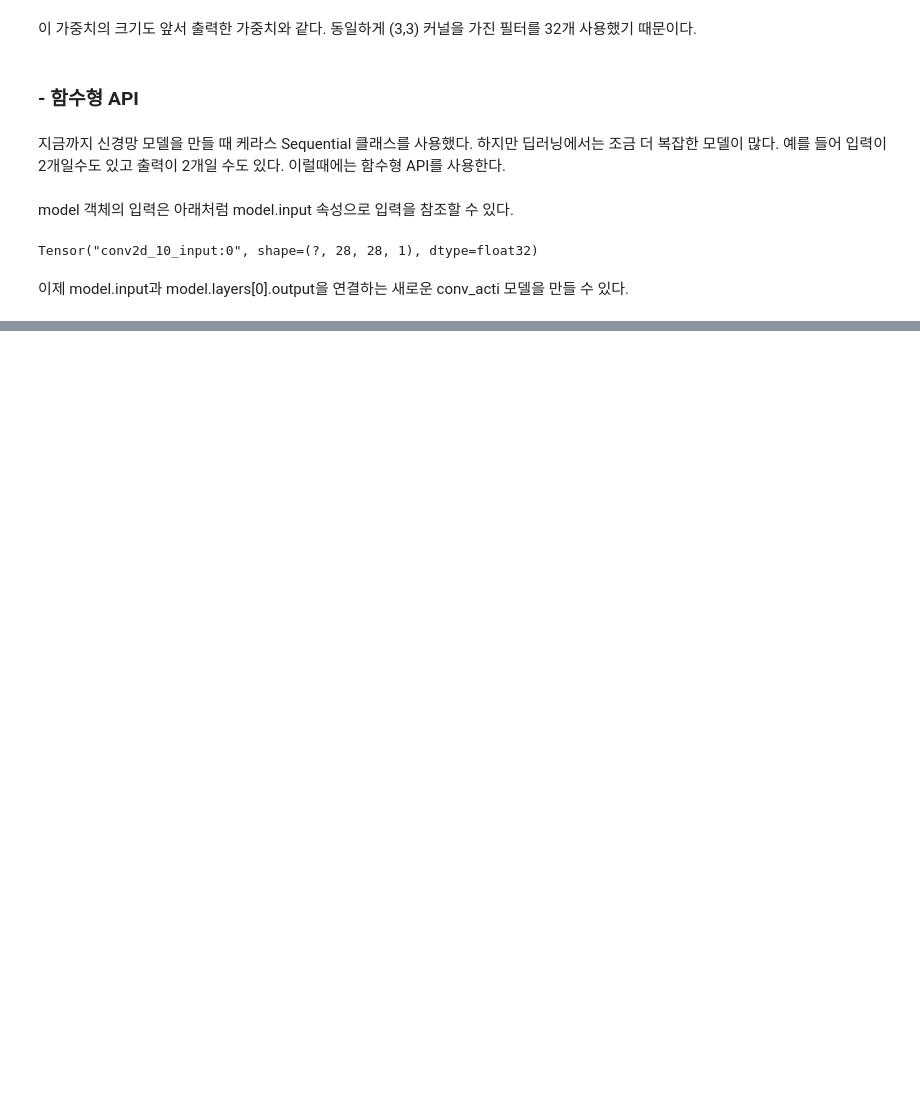
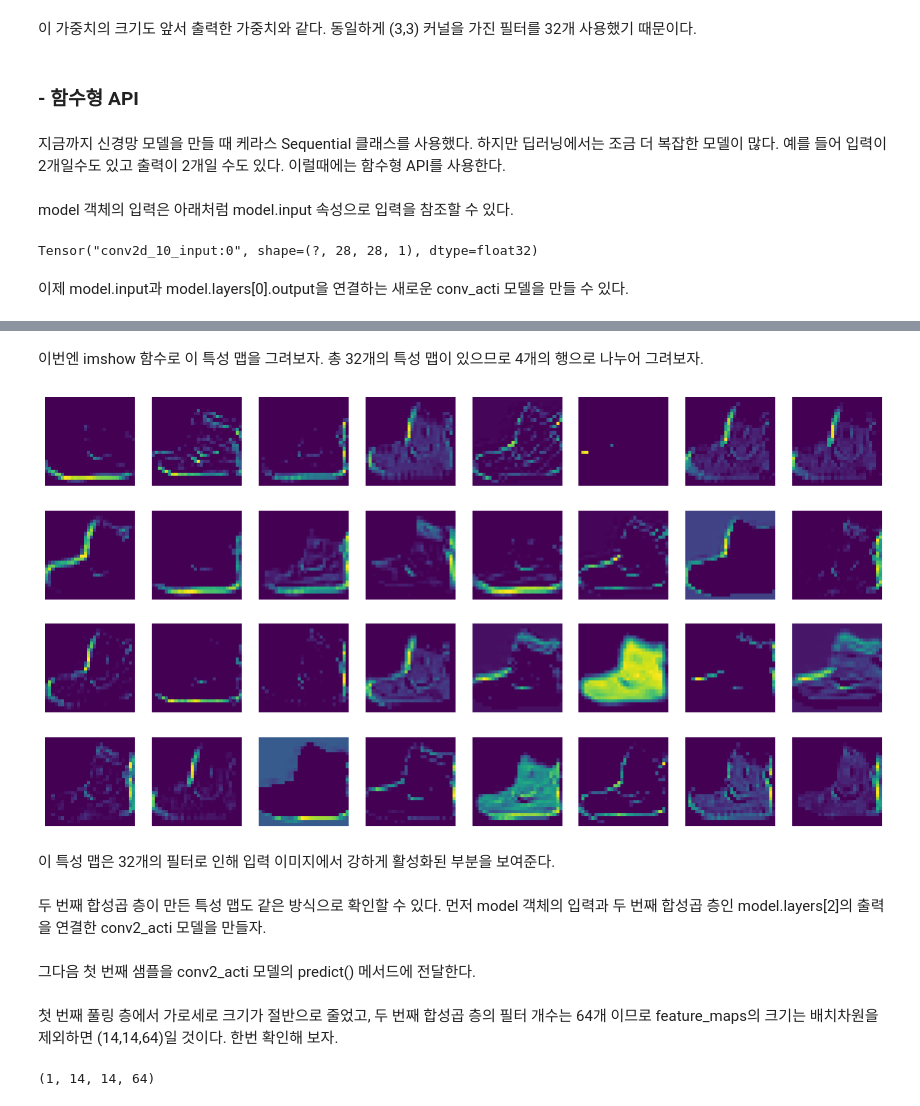
Before and after one commit to jaeyoon89/machinlearnig_deeplearning_study, a Jupyter notebook: mldl_ch8-1_convolution_neural.ipynb, the cells around one changed output, grey strips where cells are left out. Saved outputs shown, nothing was run; the diff lists cells and outputs as text; code cells hidden in the pictures; blank space fills up the shorter version.

```diff
--- a/mldl_ch8-1_convolution_neural.ipynb
+++ b/mldl_ch8-1_convolution_neural.ipynb
@@ -341,0 +355,3 @@ conv_acti = keras.Model(model.input, model.layers[0].output)
+# %%
+inputs = train_input[0:1].reshape(-1,28,28,1) / 255.0
+feature_maps = conv_acti.predict(inputs)
@@ -341,0 +362,16 @@ conv_acti = keras.Model(model.input, model.layers[0].output)
+# %% [markdown]
+이번엔 imshow 함수로 이 특성 맵을 그려보자. 총 32개의 특성 맵이 있으므로 4개의 행으로 나누어 그려보자.
+# %%
+fig, axs = plt.subplots(4,8,figsize=(15,8))
+for i in range(4):
+    for j in  range(8):
+        axs[i,j].imshow(feature_maps[0,:,:,i*8+j])
+        axs[i,j].axis('off')
+
+plt.show()
+# %% [output]
+[figure, added]
+# %% [markdown]
+이 특성 맵은 32개의 필터로 인해 입력 이미지에서 강하게 활성화된 부분을 보여준다.
+# %% [markdown]
+두 번째 합성곱 층이 만든 특성 맵도 같은 방식으로 확인할 수 있다. 먼저 model 객체의 입력과 두 번째 합성곱 층인 model.layers[2]의 출력을 연결한 conv2_acti 모델을 만들자.
@@ -341,0 +380,2 @@ conv_acti = keras.Model(model.input, model.layers[0].output)
+# %% [markdown]
+그다음 첫 번째 샘플을 conv2_acti 모델의 predict() 메서드에 전달한다.
@@ -341,0 +385,6 @@ conv_acti = keras.Model(model.input, model.layers[0].output)
+# %% [markdown]
+첫 번째 풀링 층에서 가로세로 크기가 절반으로 줄었고, 두 번째 합성곱 층의 필터 개수는 64개 이므로 feature_maps의 크기는 배치차원을 제외하면 (14,14,64)일 것이다. 한번 확인해 보자.
+# %%
+print(feature_maps.shape)
+# %% [output]
+(1, 14, 14, 64)
```
Also changed, not shown: parts of 12 cells of this notebook.
